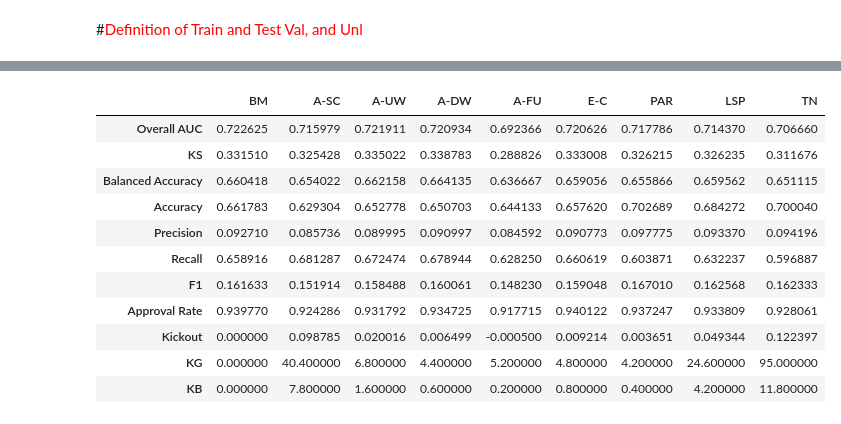
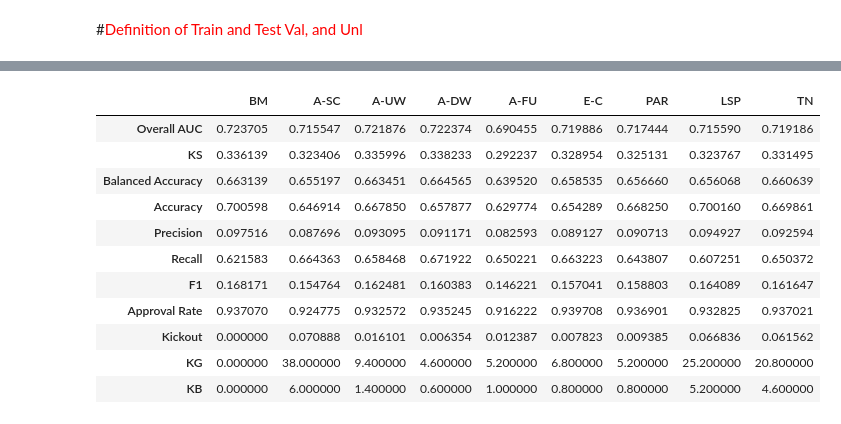
Before and after one commit to hiaac-finance/credit_pipeline, a Jupyter notebook: examples/Model_Pipeline_Functions_Pessoal_V21_K_fold.ipynb, the cells around one changed output, grey strips where cells are left out. Saved outputs shown, nothing was run; the diff lists cells and outputs as text; code cells hidden in the pictures.

```diff
--- a/examples/Model_Pipeline_Functions_Pessoal_V21_K_fold.ipynb
+++ b/examples/Model_Pipeline_Functions_Pessoal_V21_K_fold.ipynb
@@ -113,6 +126,10 @@ for fold_number, (train_index, test_index) in enumerate(kf.split(df_o)):
     X_test_acp, X_test_rej, y_test_acp, y_test_rej = ri.accept_reject_split(X_test, y_test, policy_clf=policy_model)
     X_val_acp, X_val_rej, y_val_acp, y_val_rej = ri.accept_reject_split(X_val, y_val, policy_clf=policy_model)
 
+    # dex.get_shapes(X_train_acp, X_train_rej, X_test_acp, X_test_rej, X_val_acp, X_val_rej)
+
+    # metrics = ri.get_metrics_RI(datasets, X_test_acp, y_test_acp, X_val_acp, y_val_acp, X_test_rej)
+    # break
     models_dict = {}
 
     benchmark = tr.create_pipeline(X_train_acp, y_train_acp,
@@ -137,6 +154,8 @@ for fold_number, (train_index, test_index) in enumerate(kf.split(df_o)):
     models_dict.update(
         ri.label_spreading(X_train_acp, y_train_acp, X_train_rej, seed = seed_number))
     models_dict.update(
-        ri.trusted_non_outliers(X_train_acp, y_train_acp, X_train_rej, iterations=60,seed=seed_number))
+        ri.trusted_non_outliers(X_train_acp, y_train_acp, X_train_rej,
+                                 X_val_acp, y_val_acp, iterations=20,seed=seed_number))
 
     hist_dict[fold_number] = ri.get_metrics_RI(models_dict, X_test_acp, y_test_acp, X_val_acp, y_val_acp, X_test_rej)
+    break
@@ -158,15 +164,16 @@ hist_dict[fold_number]
 # %%
-sum([hist_dict[i] for i in range(N_splits)])/N_splits
+mean_metrics = sum([hist_dict[i] for i in range(N_splits)])/N_splits
+mean_metrics
 # %% [output]
 |  | BM | A-SC | A-UW | A-DW | A-FU | E-C | PAR | LSP | TN |
-| Overall AUC | 0.722625 | 0.715979 | 0.721911 | 0.720934 | 0.692366 | 0.720626 | 0.717786 | 0.714370 | 0.706660 |
-| KS | 0.331510 | 0.325428 | 0.335022 | 0.338783 | 0.288826 | 0.333008 | 0.326215 | 0.326235 | 0.311676 |
-| Balanced Accuracy | 0.660418 | 0.654022 | 0.662158 | 0.664135 | 0.636667 | 0.659056 | 0.655866 | 0.659562 | 0.651115 |
-| Accuracy | 0.661783 | 0.629304 | 0.652778 | 0.650703 | 0.644133 | 0.657620 | 0.702689 | 0.684272 | 0.700040 |
-| Precision | 0.092710 | 0.085736 | 0.089995 | 0.090997 | 0.084592 | 0.090773 | 0.097775 | 0.093370 | 0.094196 |
-| Recall | 0.658916 | 0.681287 | 0.672474 | 0.678944 | 0.628250 | 0.660619 | 0.603871 | 0.632237 | 0.596887 |
-| F1 | 0.161633 | 0.151914 | 0.158488 | 0.160061 | 0.148230 | 0.159048 | 0.167010 | 0.162568 | 0.162333 |
-| Approval Rate | 0.939770 | 0.924286 | 0.931792 | 0.934725 | 0.917715 | 0.940122 | 0.937247 | 0.933809 | 0.928061 |
-| Kickout | 0.000000 | 0.098785 | 0.020016 | 0.006499 | -0.000500 | 0.009214 | 0.003651 | 0.049344 | 0.122397 |
-| KG | 0.000000 | 40.400000 | 6.800000 | 4.400000 | 5.200000 | 4.800000 | 4.200000 | 24.600000 | 95.000000 |
-| KB | 0.000000 | 7.800000 | 1.600000 | 0.600000 | 0.200000 | 0.800000 | 0.400000 | 4.200000 | 11.800000 |
+| Overall AUC | 0.723705 | 0.715547 | 0.721876 | 0.722374 | 0.690455 | 0.719886 | 0.717444 | 0.715590 | 0.719186 |
+| KS | 0.336139 | 0.323406 | 0.335996 | 0.338233 | 0.292237 | 0.328954 | 0.325131 | 0.323767 | 0.331495 |
+| Balanced Accuracy | 0.663139 | 0.655197 | 0.663451 | 0.664565 | 0.639520 | 0.658535 | 0.656660 | 0.656068 | 0.660639 |
+| Accuracy | 0.700598 | 0.646914 | 0.667850 | 0.657877 | 0.629774 | 0.654289 | 0.668250 | 0.700160 | 0.669861 |
+| Precision | 0.097516 | 0.087696 | 0.093095 | 0.091171 | 0.082593 | 0.089127 | 0.090713 | 0.094927 | 0.092594 |
+| Recall | 0.621583 | 0.664363 | 0.658468 | 0.671922 | 0.650221 | 0.663223 | 0.643807 | 0.607251 | 0.650372 |
+| F1 | 0.168171 | 0.154764 | 0.162481 | 0.160383 | 0.146221 | 0.157041 | 0.158803 | 0.164089 | 0.161647 |
+| Approval Rate | 0.937070 | 0.924775 | 0.932572 | 0.935245 | 0.916222 | 0.939708 | 0.936901 | 0.932825 | 0.937021 |
+| Kickout | 0.000000 | 0.070888 | 0.016101 | 0.006354 | 0.012387 | 0.007823 | 0.009385 | 0.066836 | 0.061562 |
+| KG | 0.000000 | 38.000000 | 9.400000 | 4.600000 | 5.200000 | 6.800000 | 5.200000 | 25.200000 | 20.800000 |
+| KB | 0.000000 | 6.000000 | 1.400000 | 0.600000 | 1.000000 | 0.800000 | 0.800000 | 5.200000 | 4.600000 |
```
Also changed, not shown: parts of 14 cells of this notebook, 2 other files.
